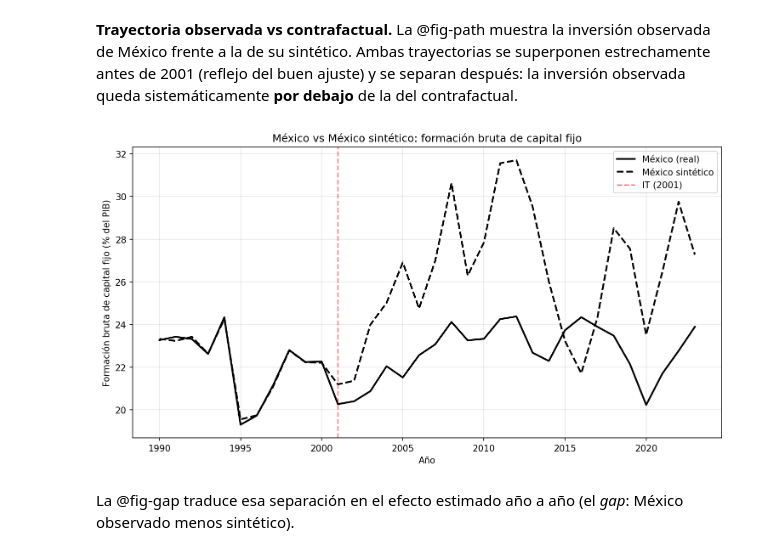
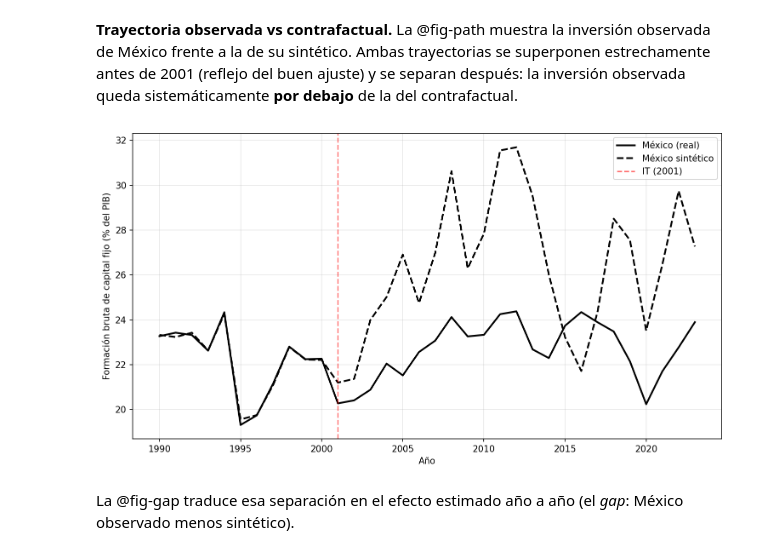
Before and after one commit to br0san/synth_con_econ_II, a Jupyter notebook: 01_analisis.ipynb, the cells around one changed output. Cells and saved outputs as stored; diff of their text form; code cells hidden in the pictures.

```diff
--- a/trabajo_final.ipynb
+++ b/01_analisis.ipynb
@@ -143,0 +188,10 @@ Markdown(scm.prepost_summary(df).to_markdown())
+# %%
+#| label: tbl-prepost
+#| tbl-cap: "Inversión media de México, pre vs post adopción del IT."
+pre  = mx.loc[:TREATMENT_YEAR - 1, OUTCOME].mean()
+post = mx.loc[TREATMENT_YEAR:, OUTCOME].mean()
+tbl = pd.DataFrame({
+    "Periodo": [f"Pre-IT (<{TREATMENT_YEAR})", f"Post-IT (≥{TREATMENT_YEAR})", "Diferencia"],
+    "Inversión media (% PIB)": [round(pre, 2), round(post, 2), round(post - pre, 2)],
+}).set_index("Periodo")
+Markdown(tbl.to_markdown())
@@ -164,0 +265,11 @@ rmspe = res.rmspe
+# %%
+#| label: estimacion-base
+df_f, treated, donor_pool = build_sample(df, PREDICTORS, PRE_START)
+dataprep, synth = fit_synth(df_f, donor_pool, PREDICTORS, PRE_START)
+
+weights = synth.weights(round=3, threshold=0.001)
+rmspe   = float(np.sqrt(synth.mspe()))
+Z1, synthetic, gap = treatment_gap(synth, PRE_START)
+
+print(f"Tratados (IT): {len(treated)} | Donantes no-OCDE: {len(donor_pool)} "
+      f"| Muestra: {len(treated) + len(donor_pool)} | RMSPE pre: {rmspe:.4f}")
@@ -192,12 +303,18 @@ Markdown(wt.to_markdown())
 | Kuwait         |  0.005 |
 # %% [markdown]
 **Trayectoria observada vs contrafactual.** La @fig-path muestra la inversión observada de México frente a la de su sintético. Ambas trayectorias se superponen estrechamente antes de 2001 (reflejo del buen ajuste) y se separan después: la inversión observada queda sistemáticamente **por debajo** de la del contrafactual.
-# %%
-#| label: fig-path
-#| fig-cap: "México observado vs México sintético: formación bruta de capital fijo."
-scm.fig_path(res)
-plt.show()
-# %% [output]
-[figure, removed]
+# %%
+#| label: fig-path
+#| fig-cap: "México observado vs México sintético: formación bruta de capital fijo."
+fig, ax = plt.subplots(figsize=(10, 5.5))
+ax.plot(Z1.index, Z1.values, color="black", lw=2, label="México (real)")
+ax.plot(synthetic.index, synthetic.values, color="black", lw=2, ls="--", label="México sintético")
+ax.axvline(TREATMENT_YEAR, color="red", ls="--", alpha=0.6, label=f"IT ({TREATMENT_YEAR})")
+ax.set_xlabel("Año"); ax.set_ylabel("Formación bruta de capital fijo (% del PIB)")
+ax.grid(alpha=0.3); ax.legend()
+fig.tight_layout()
+plt.show()
+# %% [output]
+[figure, added]
 # %% [markdown]
 La @fig-gap traduce esa separación en el efecto estimado año a año (el *gap*: México observado menos sintético).
```
Also changed, not shown: parts of 27 cells of this notebook, 12 other files.
